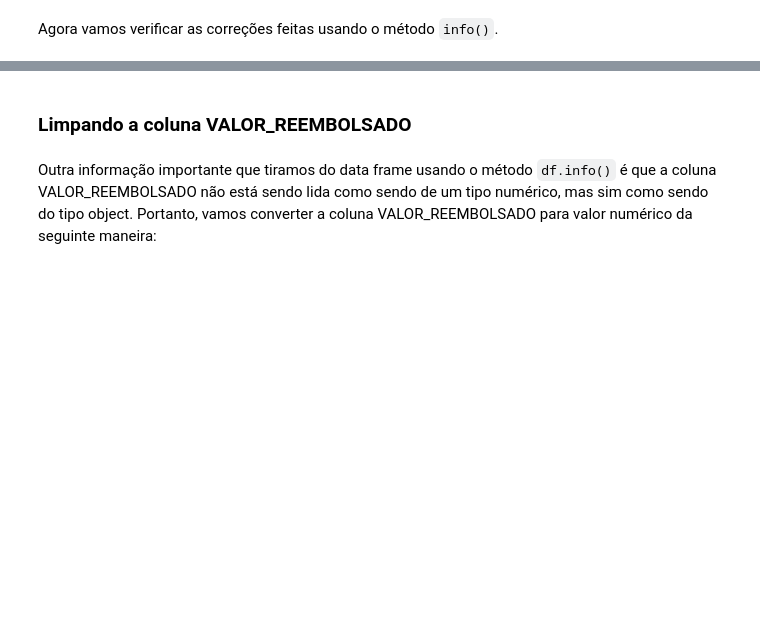
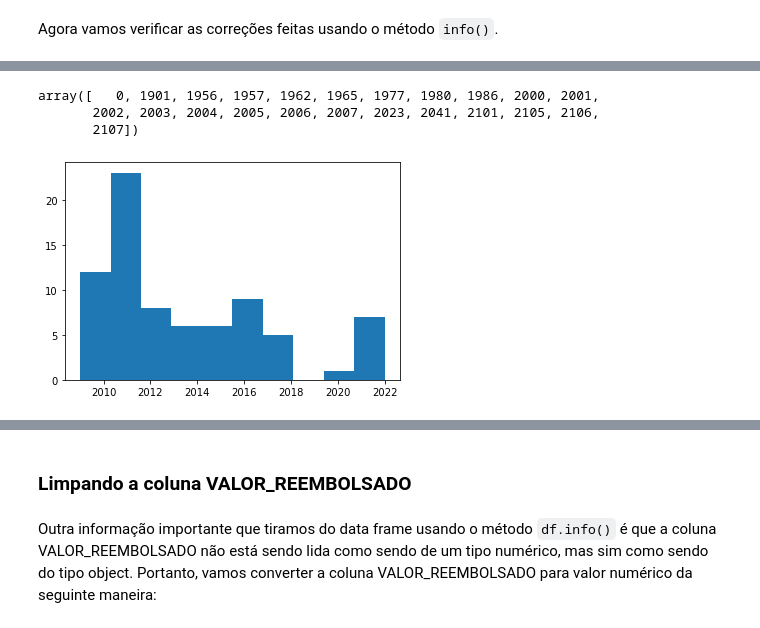
Before and after one commit to ThaisBee/CEAPS, a Jupyter notebook: CEAPS.ipynb, the cells around one changed output, grey strips where cells are left out. Cells and saved outputs as stored; diff of their text form; code cells hidden in the pictures; blank space fills up the shorter version.

```diff
--- a/CEAPS.ipynb
+++ b/CEAPS.ipynb
@@ -299,3 +238,0 @@ for i in where_is_na:
-# %%
-for i in range(len(where_is_na)):
-        df_tratado['DATA'].loc[where_is_na[i]]=corrected_dates[i]
@@ -307,2 +238,0 @@ df_tratado.insert(0,'PERIODO',ano_mes)
-# %%
-df_tratado['DATA']=pd.to_datetime(df_tratado['DATA'],infer_datetime_format=True).dt.date
@@ -338,0 +262,36 @@ memory usage: 28.6+ MB
+# %%
+df_tratado["DATA"]=pd.to_datetime(df_tratado['DATA'])
+# %%
+#pegando a coluna DATA
+data=pd.to_datetime(df_tratado['DATA'])#.dt.date
+#Pegando apenas os anos referentes a data
+anos_data=[a.year for a in data]
+#retorna true para os anos fora do período entre 2008 e 2022,e False para os outros
+anos_fora_bool=[a<2008 or a>2022 for a in anos_data]
+anos_fora=[a for a in anos_data if a<2008 or a>2022]
+
+#Pegando apenas os anos referentes ao período
+anos_periodo=df_tratado["ANO"]
+np.unique(anos)
+
+anos_data_fora=np.asarray(anos_fora_bool)*np.asarray(anos_data)
+anos_periodo_fora=np.asarray(anos_fora_bool)*df_tratado["ANO"].values
+dff=pd.DataFrame()
+
+dff['anos_periodo']=anos_periodo_fora
+dff['anos_data']=anos_data_fora
+
+dff=dff[dff['anos_data']!=0]
+
+np.unique(anos_data_fora)
+# %% [output]
+array([   0, 1901, 1956, 1957, 1962, 1965, 1977, 1980, 1986, 2000, 2001,
+       2002, 2003, 2004, 2005, 2006, 2007, 2023, 2041, 2101, 2105, 2106,
+       2107])
+# %%
+import matplotlib.pyplot as plt
+
+plt.hist(dff['anos_periodo'])
+plt.show()
+# %% [output]
+[figure, added]
```
Also changed, not shown: parts of 50 cells of this notebook.
